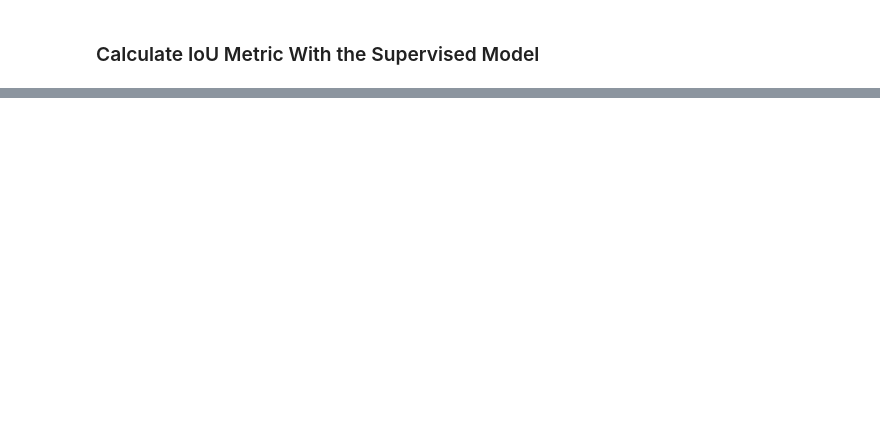
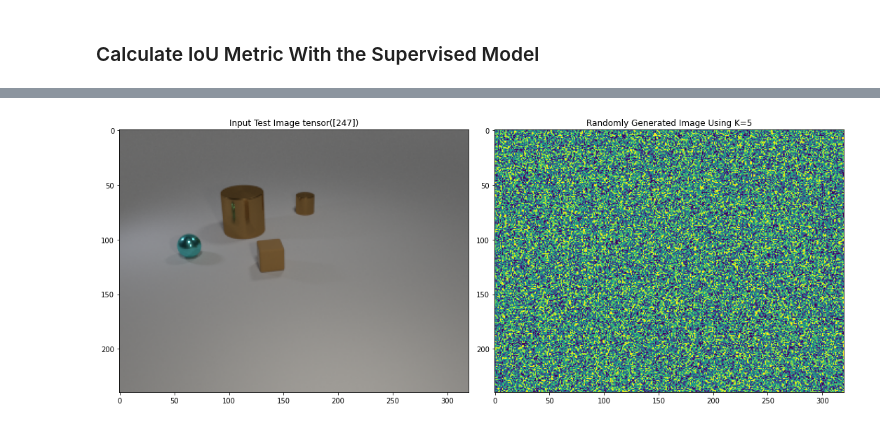
Before and after one commit to fusedbloxxer/segmentation-as-clusterization, a Jupyter notebook: SegmentationAsClusterization.ipynb, the cells around one changed output, grey strips where cells are left out. Saved outputs shown, nothing was run; the diff lists cells and outputs as text; code cells hidden in the pictures; blank space fills up the shorter version.

```diff
--- a/SegmentationAsClusterization.ipynb
+++ b/SegmentationAsClusterization.ipynb
@@ -955,0 +1011,88 @@ tensor([[9.9903e-01, 1.4747e-05, 1.9111e-04, 4.5475e-04],
+# %%
+from src.Metric.IntersectionOverUnion import segregate, jaccard_score_matrix, intersection_over_union
+from scipy.optimize import linear_sum_assignment
+import matplotlib.pyplot as plt
+import torch
+
+# Select an index
+index = torch.randint(size=(1,), low=0, high=len(test_dataset))
+
+# Select an entry using the previous index
+entry = test_dataset[index]
+
+# Extract relevant features from an entry
+image, true_masks, objects = entry['image'], entry['mask'].squeeze(1).to(args.device), entry['count'].to(args.device)
+
+# Get the dimensions of the masks
+M, H, W = true_masks.shape
+
+# Select only the first 'count' masks
+true_masks = true_masks[:objects, ...]
+
+# Calculate a random aggregated image
+rnd_img = torch.randint(size=(H, W), low=0, high=objects).to(args.device)
+
+# Segregate the image into multiple masks
+rnd_masks = segregate(rnd_img, H, W) * true_masks.clamp(0, 1)
+
+# Calculate the Jaccard Matrix
+jaccard_matrix = jaccard_score_matrix(true_masks, rnd_masks)
+
+# Extract the best matchings
+rows, cols = linear_sum_assignment(-jaccard_matrix.cpu())
+
+# Calculate the Intersection Over Union Mean Score
+iou = intersection_over_union(jaccard_matrix)
+
+# Create a new figure
+fig = plt.figure()
+
+# Specify the figure properties
+fig.set_figheight(15)
+fig.set_figwidth(15)
+
+# Draw the input image
+plt.subplot(121)
+plt.imshow(image.permute(1, 2, 0))
+plt.title(f'Input Test Image {index}')
+
+# Draw the randomized image
+ax = plt.subplot(122)
+plt.imshow(rnd_img.cpu())
+plt.title(f'Randomly Generated Image Using K={objects}')
+
+# Add margins to images
+plt.tight_layout()
+
+# Save figure to disk
+plt.savefig(f'{args.output_dir}/random/alternate_generated_sample.jpg')
+
+# Create a new figure
+fig = plt.figure()
+
+# Specify the figure properties
+plt.suptitle(f'Mean IoU: {iou}\n\n', weight='bold')
+fig.set_figheight(12)
+fig.set_figwidth(7)
+
+# Draw the matchings
+for i in range(len(rows)):
+    # Draw the ground truth mask
+    plt.subplot(len(rows), 2, (i * 2) + 1)
+    plt.imshow(true_masks[rows[i]].cpu())
+    plt.title(f'Ground-Truth Mask {rows[i]}')
+    plt.xlabel(f'IoU Score: {jaccard_matrix[rows[i], cols[i]]}')
+
+    # Draw the randomly generated mask
+    plt.subplot(len(rows), 2, (i * 2) + 2)
+    plt.imshow(rnd_masks[cols[i]].cpu())
+    plt.title(f'Randomly Generated Mask {cols[i]}')
+    plt.xlabel(f'IoU Score: {jaccard_matrix[rows[i], cols[i]]}')
+
+# Add margins to images
+plt.tight_layout()
+
+# Save figure to disk
+plt.savefig(f'{args.output_dir}/random/alternate_matching_sample.jpg')
+# %% [output]
+[figure, added]
```
Also changed, not shown: parts of 8 cells of this notebook, 8 other files.
